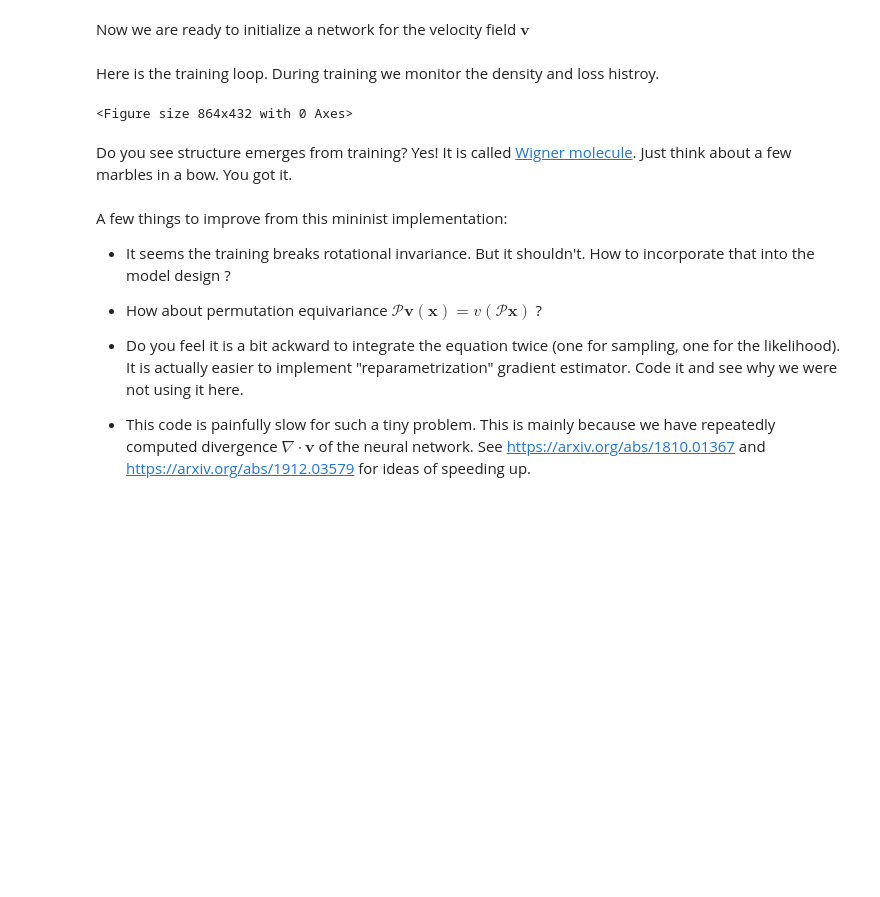
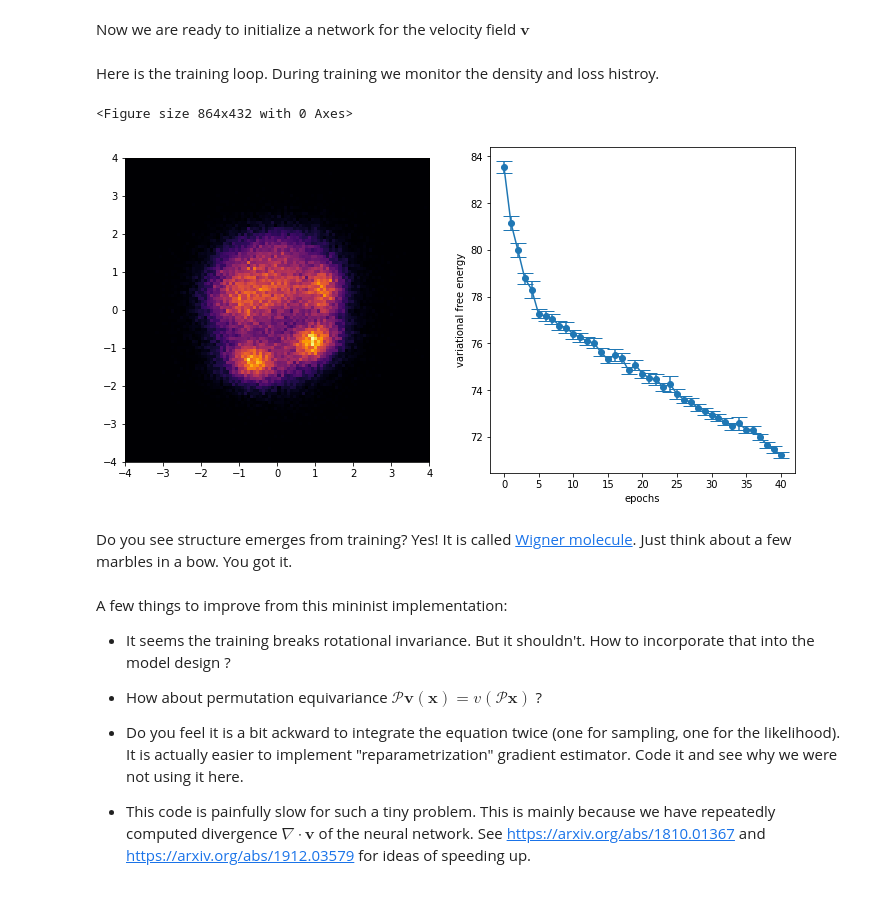
Before and after one commit to cbwang2016/normalizing_flow_tests, a Jupyter notebook: coulomb_gas_realnvp.ipynb, the cells around one changed output. Drawn from its saved outputs; the diff is of its cells as text; code cells hidden in the pictures; blank space fills up the shorter version.

```diff
--- a/coulomb_gas_realnvp.ipynb
+++ b/coulomb_gas_realnvp.ipynb
@@ -145,7 +145,7 @@ def make_reinforce_loss(cs, n, dim, beta):
 # %% [markdown]
 Now we are ready to initialize a network for the velocity field $\boldsymbol{v}$
 # %%
-batchsize = 8192
+batchsize = 16384
 n = 6
 dim = 2
 beta = 5.0
@@ -154,7 +154,7 @@ key, subkey = jax.random.split(key, 2)
 
 def init_nvp(D):
     net_init, net_apply = stax.serial(
-        Dense(2048), Relu, Dense(2048), Relu, Dense(D))
+        Dense(1024), Relu, Dense(1024), Relu, Dense(D))
     in_shape = (-1, D//2)
     out_shape, net_params = net_init(subkey, in_shape)
     # print(out_shape)
@@ -214,13 +214,13 @@ def step(i, subkey, opt_state):
     return value, opt_state, x
 
 loss_histroy = []
-for i in range(500):
+for i in range(2000):
     # key, subkey = jax.random.split(key)
     value, opt_state, x = step(i, subkey, opt_state)
     _, (f_mean, f_err) = value
 
     loss_histroy.append([f_mean, f_err])
-    print([u[0] for u in loss_histroy])
+    print(loss_histroy[-1])
 
     display.clear_output(wait=True)
 
@@ -230,33 +230,34 @@ for i in range(500):
     #v = jnp.reshape(v, (n, dim))
     x = jnp.reshape(x, (batchsize*n, dim))
 
     display.clear_output(wait=True)
 
     fig = plt.figure(figsize=(12, 6))
     plt.subplot(1, 2, 1)
     #plt.plot(x[:, 0], x[:, 1],'o', alpha=0.5)
     #plt.quiver(x[:, 0], x[:, 1], v[:, 0], v[:, 1])
 
     #density plot
     H, xedges, yedges = np.histogram2d(x[:, 0], x[:, 1],
                                        bins=100,
                                        range=((-4, 4), (-4, 4)),
                         density=True)
     plt.imshow(H, interpolation="nearest",
                extent=(xedges[0], xedges[-1], yedges[0], yedges[-1]),
                cmap="inferno")
 
     plt.xlim([-4, 4])
     plt.ylim([-4, 4])
 
     plt.subplot(1,2,2)
     y = np.reshape(np.array(loss_histroy), (-1, 2))
     plt.errorbar(np.arange(i+1), y[:, 0], yerr=y[:, 1], marker='o', capsize=8)
     plt.xlabel('epochs')
     plt.ylabel('variational free energy')
     plt.pause(0.01)
 # %% [output]
 <Figure size 864x432 with 0 Axes>
+[figure, added]
 # %% [markdown]
 Do you see structure emerges from training?
 Yes! It is called [Wigner molecule](https://en.wikipedia.org/wiki/Wigner_crystal). Just think about a few marbles in a bow. You got it.
```
Also changed, not shown: parts of 1 cell of this notebook.
